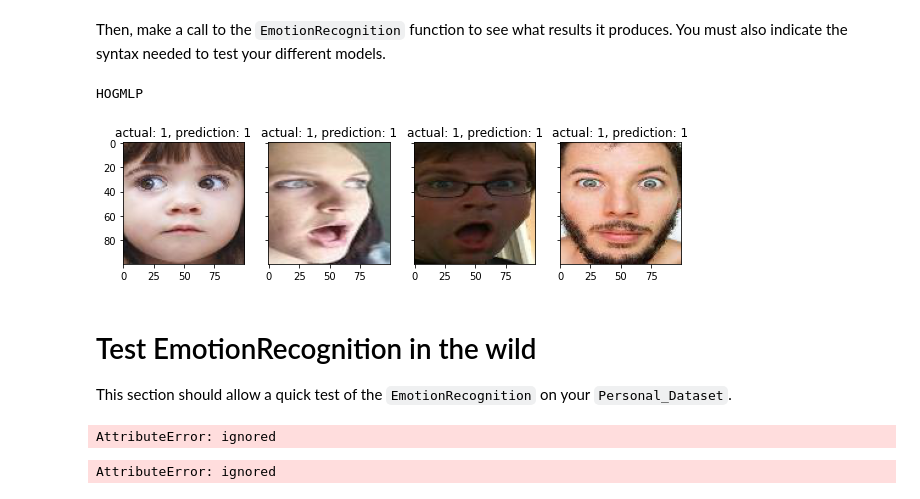
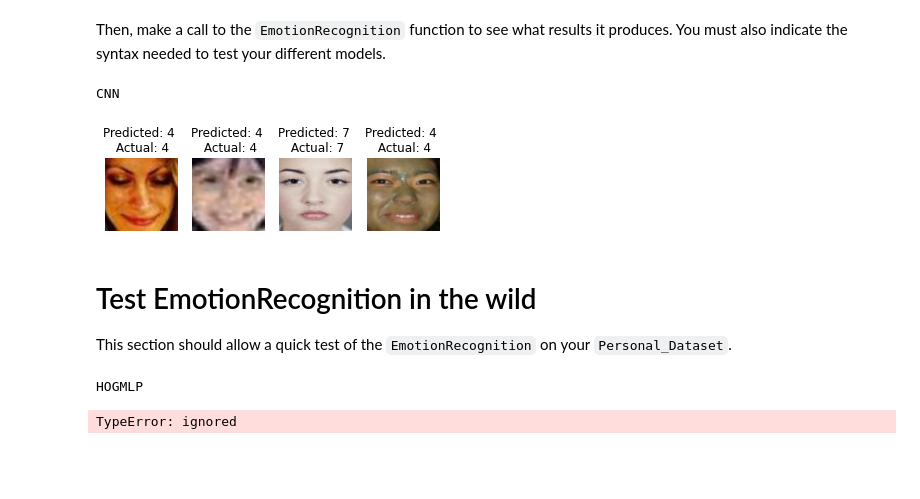
Before and after one commit to dardan-gashi01/Facial-Emotion-Recognition, a Jupyter notebook: test_functions.ipynb, the cells around one changed output. Cells and saved outputs as stored; diff of their text form; code cells hidden in the pictures; blank space fills up the shorter version.

```diff
--- a/test_functions.ipynb
+++ b/test_functions.ipynb
@@ -188,9 +186,9 @@ def visualize_model(model, num_images=4):
 
             for j in range(inputs.size()[0]):
                 images_so_far += 1
-                ax = plt.subplot(num_images//2, 2, images_so_far)
+                ax = plt.subplot(1, 4, images_so_far)
                 ax.axis('off')
-                ax.set_title(f"Predicted: {class_names[preds[j]]} Actual: {class_names[labels[j]]}")
+                ax.set_title(f"Predicted: {class_names[preds[j]]} \n Actual: {class_names[labels[j]]}")
                 imshow(inputs.cpu().data[j])
                 #imshow(inputs.cpu().data[j])        # move back the data to the CPU for visualisation
 
@@ -239,8 +237,10 @@ def hogimages2(images, labels):
   labels_list_test = []
 
   for i in range(len(images)):
+
     img = cv2.cvtColor(images[i], cv2.COLOR_BGR2GRAY)
-    fd, hog_image = hog(img, orientations=8, pixels_per_cell=(12, 12), cells_per_block=(1, 1), visualize=True)
+
+    fd, hog_image = hog(images[i], orientations=8, pixels_per_cell=(12, 12), cells_per_block=(1, 1), visualize=True)
 
     hog_list_test.append(hog_image)
     labels_list_test.append(labels[i])
@@ -249,6 +249,7 @@ def hogimages2(images, labels):
 
   hog_array_test = np.vstack(hog_list_test)
   hog_array_test = hog_array_test.reshape(len(labels_list_test), 100*100)
+  #hog_array_test = hog_array_test.reshape(len(labels_list_test), hog_array_test[1]*hog_array_test[2])
   return hog_array_test
 # %% [markdown]
 **EmotionRecognition Function**
@@ -277,23 +278,19 @@ Then, make a call to the `EmotionRecognition` function to see what results it pr
 # %%
 # Syntax for the next function is the following:
 #
 # EmotionRecognition(path_to_testset, model_type)
 #
 # where model_type can be one of
 #   - hog-svm
 #   - hog-mlp
 #   - cnn
 
 path_to_testset = ('DataFolder/test')
-EmotionRecognition(path_to_testset, 'hogmlp')
+EmotionRecognition(path_to_testset, 'cnn')
 # %% [output]
-HOGMLP
+CNN
-[figure, old version]
+[figure, new version]
 # %% [markdown]
 # Test EmotionRecognition in the wild
 
 This section should allow a quick test of the `EmotionRecognition` on your `Personal_Dataset`.
-# %%
-X, y = import_selected_data(os.path.join(GOOGLE_DRIVE_PATH, 'Personal_Dataset'), label_list=['1', '2', '3','4','5','6','7'])
-# %% [output]
-AttributeError: ignored
@@ -311,6 +306,7 @@ AttributeError: ignored
 
 
 path_to_testset = os.path.join(GOOGLE_DRIVE_PATH, 'Personal_Dataset')
-EmotionRecognition(path_to_testset, 'hogsvm')
+EmotionRecognition(path_to_testset, 'hogmlp')
 # %% [output]
-AttributeError: ignored
+HOGMLP
+TypeError: ignored
```
Also changed, not shown: parts of 4 cells of this notebook.
